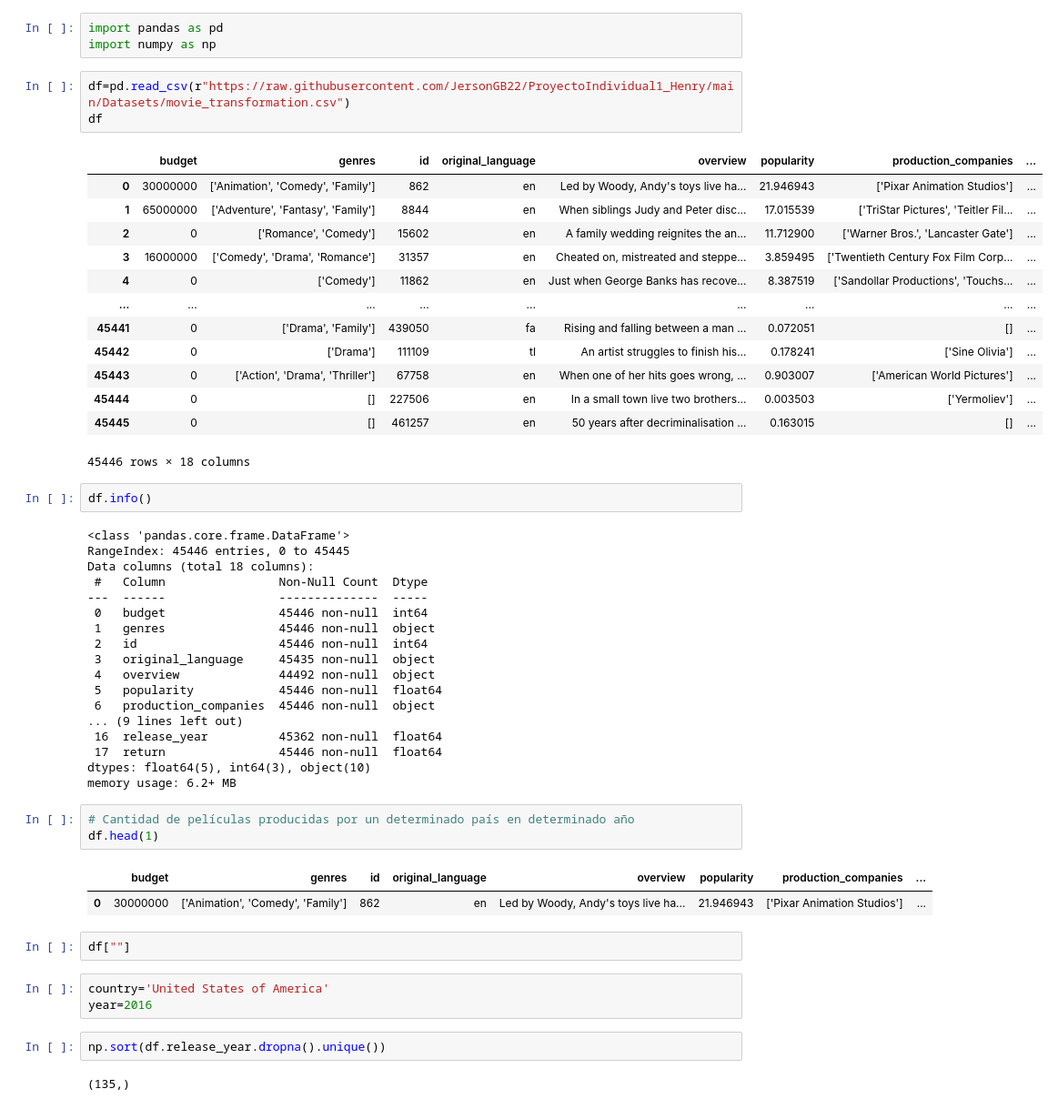
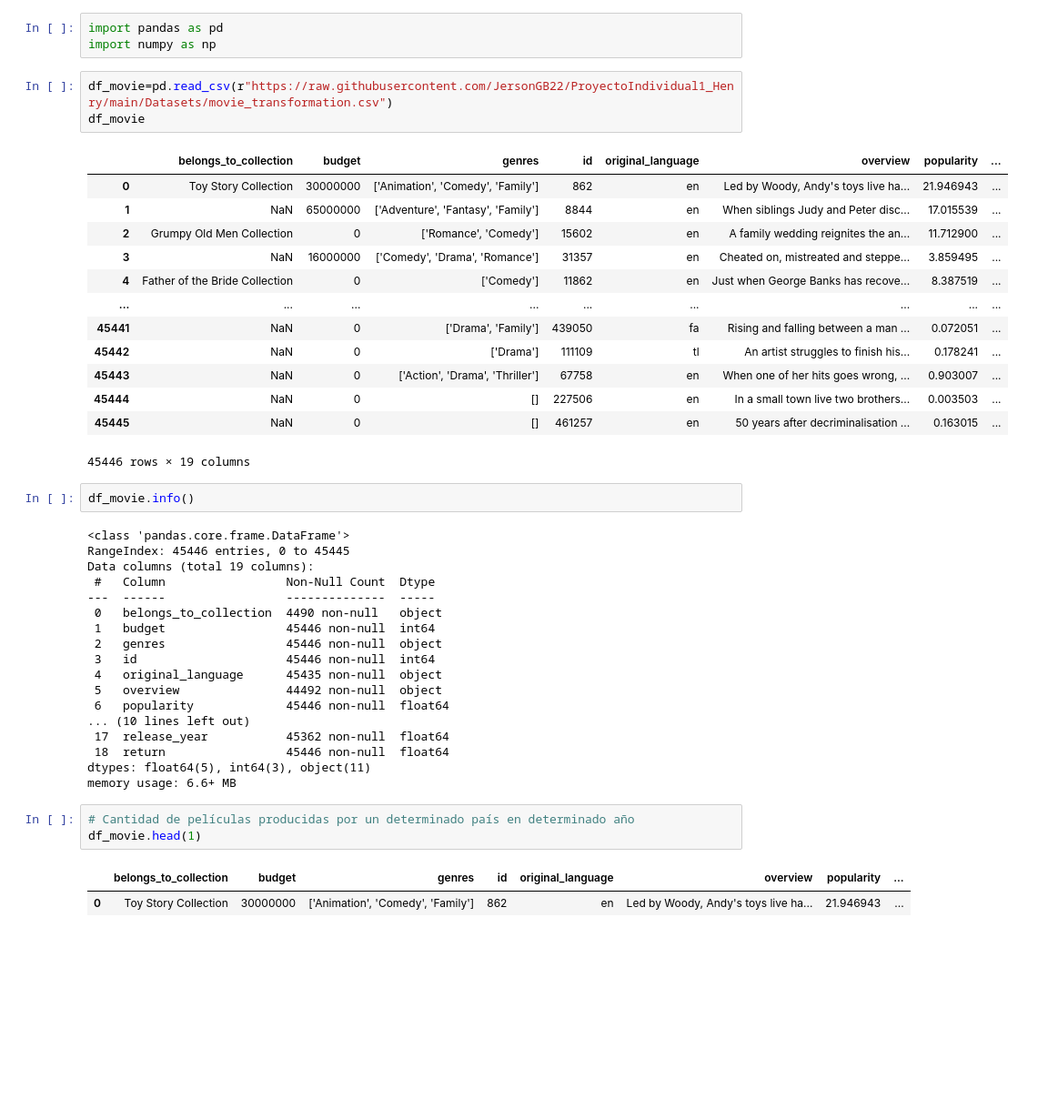
Before and after one commit to JersonGB22/ProyectoIndividual1_MLOps_IMDb, a Jupyter notebook: Transformaciones.ipynb, the cells around one changed output. Shown at 91% size. Cells and saved outputs as stored; diff of their text form; blank space fills up the shorter version.

```diff
--- a/Transformaciones.ipynb
+++ b/Transformaciones.ipynb
@@ -239,54 +248,45 @@ df_movie.to_csv("movie_transformation.csv",index=False)
 import pandas as pd
 import numpy as np
 # %%
-df=pd.read_csv(r"https://raw.githubusercontent.com/JersonGB22/ProyectoIndividual1_Henry/main/Datasets/movie_transformation.csv")
-df
+df_movie=pd.read_csv(r"https://raw.githubusercontent.com/JersonGB22/ProyectoIndividual1_Henry/main/Datasets/movie_transformation.csv")
+df_movie
 # %% [output]
-|  | budget | genres | id | original_language | overview | popularity | production_companies | ... |
-| 0 | 30000000 | ['Animation', 'Comedy', 'Family'] | 862 | en | Led by Woody, Andy's toys live ha... | 21.946943 | ['Pixar Animation Studios'] | ... |
-| 1 | 65000000 | ['Adventure', 'Fantasy', 'Family'] | 8844 | en | When siblings Judy and Peter disc... | 17.015539 | ['TriStar Pictures', 'Teitler Fil... | ... |
-| 2 | 0 | ['Romance', 'Comedy'] | 15602 | en | A family wedding reignites the an... | 11.712900 | ['Warner Bros.', 'Lancaster Gate'] | ... |
-| 3 | 16000000 | ['Comedy', 'Drama', 'Romance'] | 31357 | en | Cheated on, mistreated and steppe... | 3.859495 | ['Twentieth Century Fox Film Corp... | ... |
-| 4 | 0 | ['Comedy'] | 11862 | en | Just when George Banks has recove... | 8.387519 | ['Sandollar Productions', 'Touchs... | ... |
+|  | belongs_to_collection | budget | genres | id | original_language | overview | popularity | ... |
+| 0 | Toy Story Collection | 30000000 | ['Animation', 'Comedy', 'Family'] | 862 | en | Led by Woody, Andy's toys live ha... | 21.946943 | ... |
+| 1 | NaN | 65000000 | ['Adventure', 'Fantasy', 'Family'] | 8844 | en | When siblings Judy and Peter disc... | 17.015539 | ... |
+| 2 | Grumpy Old Men Collection | 0 | ['Romance', 'Comedy'] | 15602 | en | A family wedding reignites the an... | 11.712900 | ... |
+| 3 | NaN | 16000000 | ['Comedy', 'Drama', 'Romance'] | 31357 | en | Cheated on, mistreated and steppe... | 3.859495 | ... |
+| 4 | Father of the Bride Collection | 0 | ['Comedy'] | 11862 | en | Just when George Banks has recove... | 8.387519 | ... |
 | ... | ... | ... | ... | ... | ... | ... | ... | ... |
-| 45441 | 0 | ['Drama', 'Family'] | 439050 | fa | Rising and falling between a man ... | 0.072051 | [] | ... |
-| 45442 | 0 | ['Drama'] | 111109 | tl | An artist struggles to finish his... | 0.178241 | ['Sine Olivia'] | ... |
-| 45443 | 0 | ['Action', 'Drama', 'Thriller'] | 67758 | en | When one of her hits goes wrong, ... | 0.903007 | ['American World Pictures'] | ... |
-| 45444 | 0 | [] | 227506 | en | In a small town live two brothers... | 0.003503 | ['Yermoliev'] | ... |
-| 45445 | 0 | [] | 461257 | en | 50 years after decriminalisation ... | 0.163015 | [] | ... |
+| 45441 | NaN | 0 | ['Drama', 'Family'] | 439050 | fa | Rising and falling between a man ... | 0.072051 | ... |
+| 45442 | NaN | 0 | ['Drama'] | 111109 | tl | An artist struggles to finish his... | 0.178241 | ... |
+| 45443 | NaN | 0 | ['Action', 'Drama', 'Thriller'] | 67758 | en | When one of her hits goes wrong, ... | 0.903007 | ... |
+| 45444 | NaN | 0 | [] | 227506 | en | In a small town live two brothers... | 0.003503 | ... |
+| 45445 | NaN | 0 | [] | 461257 | en | 50 years after decriminalisation ... | 0.163015 | ... |
-45446 rows × 18 columns
+45446 rows × 19 columns
 # %%
-df.info()
+df_movie.info()
 # %% [output]
 <class 'pandas.core.frame.DataFrame'>
 RangeIndex: 45446 entries, 0 to 45445
-Data columns (total 18 columns):
- #   Column                Non-Null Count  Dtype
----  ------                --------------  -----
- 0   budget                45446 non-null  int64
- 1   genres                45446 non-null  object
- 2   id                    45446 non-null  int64
- 3   original_language     45435 non-null  object
- 4   overview              44492 non-null  object
- 5   popularity            45446 non-null  float64
- 6   production_companies  45446 non-null  object
-... (9 lines left out)
- 16  release_year          45362 non-null  float64
- 17  return                45446 non-null  float64
-dtypes: float64(5), int64(3), object(10)
-memory usage: 6.2+ MB
+Data columns (total 19 columns):
+ #   Column                 Non-Null Count  Dtype
+---  ------                 --------------  -----
+ 0   belongs_to_collection  4490 non-null   object
+ 1   budget                 45446 non-null  int64
+ 2   genres                 45446 non-null  object
+ 3   id                     45446 non-null  int64
+ 4   original_language      45435 non-null  object
+ 5   overview               44492 non-null  object
+ 6   popularity             45446 non-null  float64
+... (10 lines left out)
+ 17  release_year           45362 non-null  float64
+ 18  return                 45446 non-null  float64
+dtypes: float64(5), int64(3), object(11)
+memory usage: 6.6+ MB
 # %%
 # Cantidad de películas producidas por un determinado país en determinado año
-df.head(1)
+df_movie.head(1)
 # %% [output]
-|  | budget | genres | id | original_language | overview | popularity | production_companies | ... |
-| 0 | 30000000 | ['Animation', 'Comedy', 'Family'] | 862 | en | Led by Woody, Andy's toys live ha... | 21.946943 | ['Pixar Animation Studios'] | ... |
+|  | belongs_to_collection | budget | genres | id | original_language | overview | popularity | ... |
+| 0 | Toy Story Collection | 30000000 | ['Animation', 'Comedy', 'Family'] | 862 | en | Led by Woody, Andy's toys live ha... | 21.946943 | ... |
-# %%
-df[""]
-# %%
-country='United States of America'
-year=2016
-# %%
-np.sort(df.release_year.dropna().unique())
-# %% [output]
-(135,)
```
Also changed, not shown: parts of 13 cells of this notebook, 3 other files.
